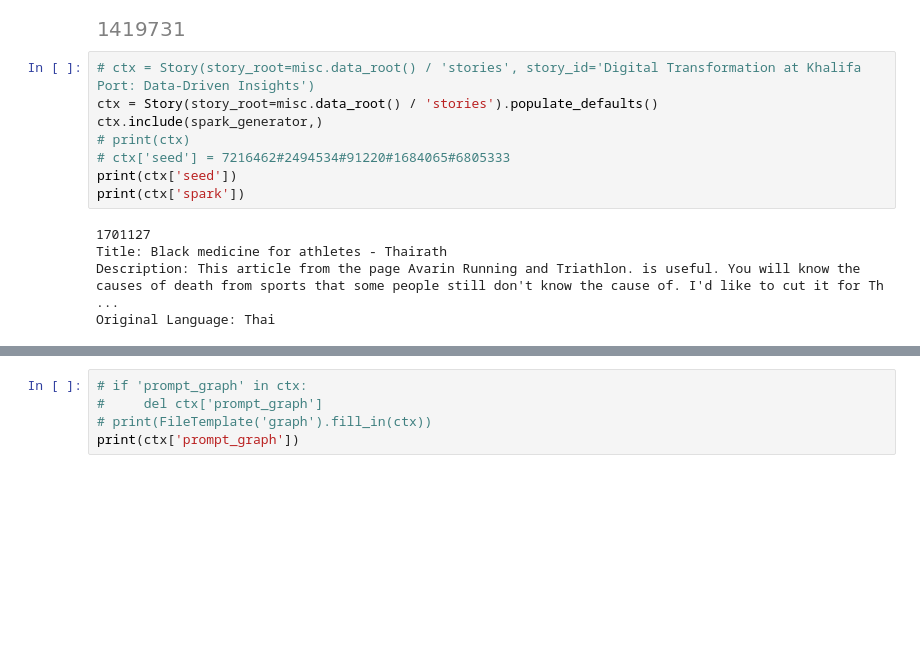
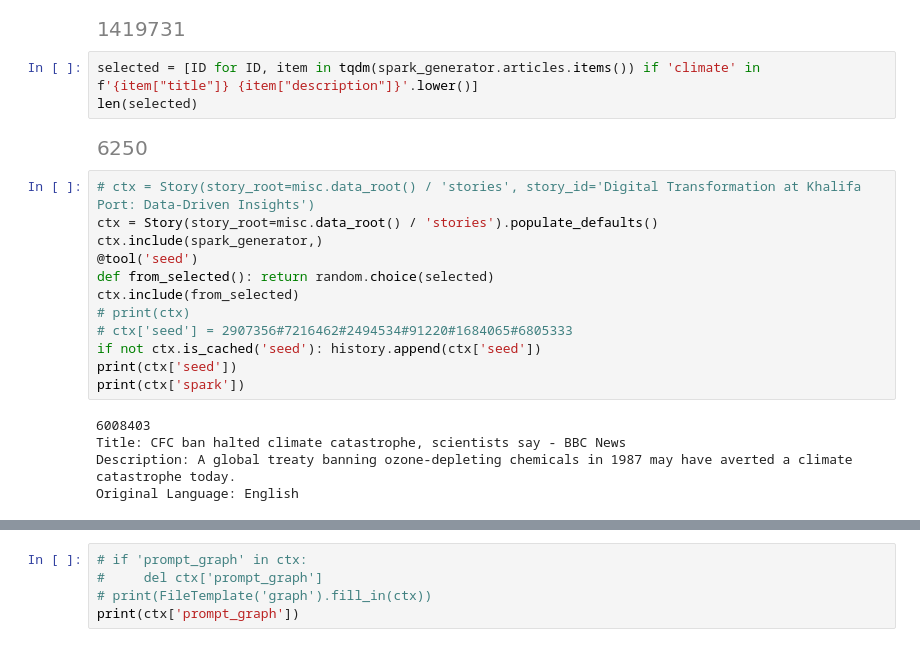
Before and after one commit to felixludos/cladder, a Jupyter notebook: notebooks/query_story.ipynb, the cells around one changed output, grey strips where cells are left out. Cells and saved outputs as stored; diff of their text form; blank space fills up the shorter version.

```diff
--- a/notebooks/query_story.ipynb
+++ b/notebooks/query_story.ipynb
@@ -35,19 +36,28 @@ spark_generator = NewsHeadlines(#locs=['jp'], #['gb', 'de', 'fr', 'it', 'nl'],
 len(spark_generator.article_IDs)
 # %% [output]
 [figure]
+# %%
+selected = [ID for ID, item in tqdm(spark_generator.articles.items()) if 'climate' in f'{item["title"]} {item["description"]}'.lower()]
+len(selected)
+# %% [output]
+[figure, added]
 # %%
 # ctx = Story(story_root=misc.data_root() / 'stories', story_id='Digital Transformation at Khalifa Port: Data-Driven Insights')
 ctx = Story(story_root=misc.data_root() / 'stories').populate_defaults()
 ctx.include(spark_generator,)
+@tool('seed')
+def from_selected(): return random.choice(selected)
+ctx.include(from_selected)
 # print(ctx)
-# ctx['seed'] = 7216462#2494534#91220#1684065#6805333
+# ctx['seed'] = 2907356#7216462#2494534#91220#1684065#6805333
+if not ctx.is_cached('seed'): history.append(ctx['seed'])
 print(ctx['seed'])
 print(ctx['spark'])
 # %% [output]
-1701127
-Title: Black medicine for athletes - Thairath
-Description: This article from the page Avarin Running and Triathlon. is useful. You will know the causes of death from sports that some people still don't know the cause of. I'd like to cut it for Th ...
-Original Language: Thai
+6008403
+Title: CFC ban halted climate catastrophe, scientists say - BBC News
+Description: A global treaty banning ozone-depleting chemicals in 1987 may have averted a climate catastrophe today.
+Original Language: English
 # %%
 # if 'prompt_story' in ctx:
 #     del ctx['prompt_motivation']
```
Also changed, not shown: parts of 16 cells of this notebook, 10 other files.
